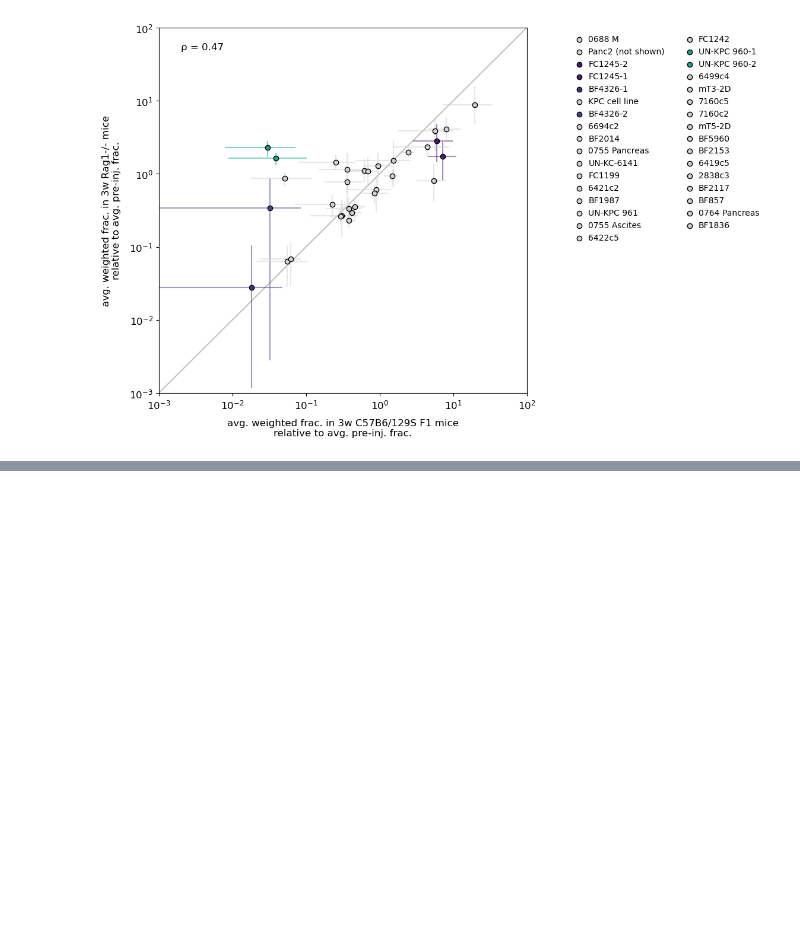
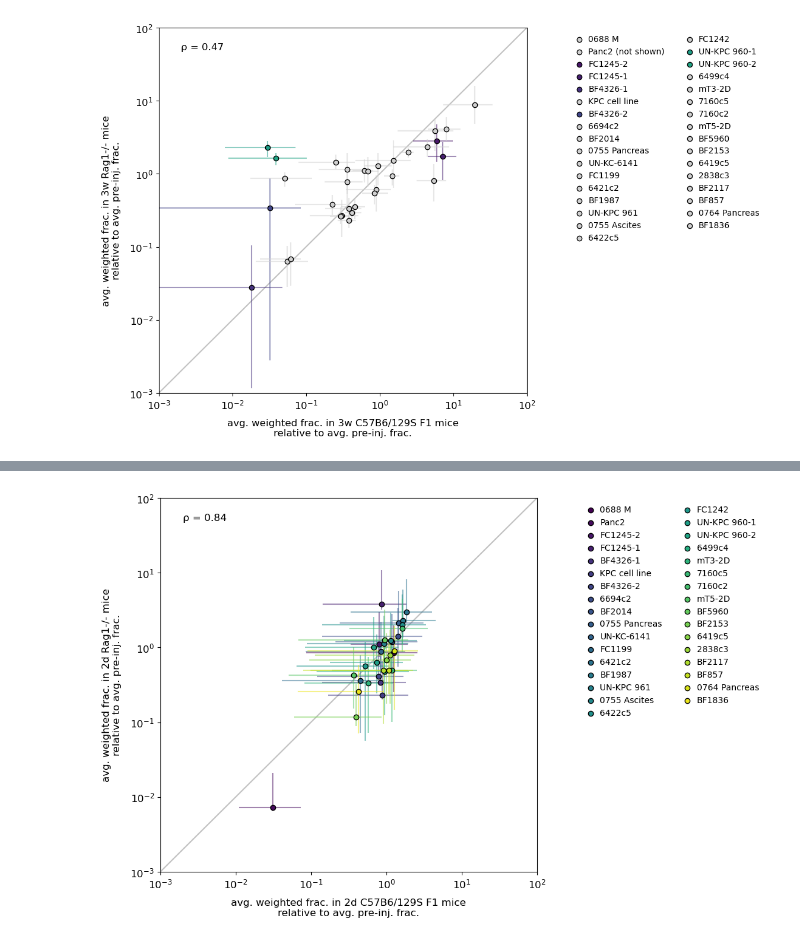
Before and after one commit to alyulina/metastatic-phenotypes, a Jupyter notebook: cell-line-level_in-vivo_bootstrapping.ipynb, the cells around one changed output, grey strips where cells are left out. Cells and saved outputs as stored; diff of their text form; code cells hidden in the pictures; blank space fills up the shorter version.

```diff
--- a/cell-line-level_in-vivo_bootstrapping.ipynb
+++ b/cell-line-level_in-vivo_bootstrapping.ipynb
@@ -363,0 +377,19 @@ plt.legend(frameon=False, ncol=2, handletextpad=0.1, bbox_to_anchor=(1.1, 1));
+# %%
+avgs.insert(0, 'avg. pre-inj. frac.', [0 for i in range(len(avgs))])
+
+for j in clIDs:
+    if j in ['GATC', 'AACC']: # skipping spike-in and mT4-2D
+        continue
+
+    # calculating the normalizing factor as the avg. pre-injection fraction (excluding spike-ins but including mT4-2D)
+    norm = np.mean([n_reads.loc[j, 'SK1_61'] / sum(n_reads.loc[[x for x in clIDs if x != 'AACC'], 'SK1_61']),
+           n_reads.loc[j, 'SK1_62'] / sum(n_reads.loc[[x for x in clIDs if x != 'AACC'], 'SK1_62']),
+           n_reads.loc[j, 'SK1_62'] / sum(n_reads.loc[[x for x in clIDs if x != 'AACC'], 'SK1_63'])])
+
+    avgs.loc[j, 'avg. pre-inj. frac.'] = norm
+# %%
+# adding other weighted means and errors
+avgs.insert(7, '2d F1 avg. frac. weighted by total # reads', [0 for i in range(len(avgs))])
+avgs.insert(8, '2d F1 weighted unbiased standard deviation', [0 for i in range(len(avgs))])
+avgs.insert(9, '2d Rag1-/- avg. frac. weighted by total # reads', [0 for i in range(len(avgs))])
+avgs.insert(10, '2d Rag1-/- weighted unbiased standard deviation', [0 for i in range(len(avgs))])
@@ -363,0 +516,56 @@ plt.legend(frameon=False, ncol=2, handletextpad=0.1, bbox_to_anchor=(1.1, 1));
+# %%
+plt.figure(figsize=(8, 8))
+
+viridis = matplotlib.cm.ScalarMappable(norm=matplotlib.colors.Normalize(vmin=0, vmax=len(clIDs_ordered)),
+                                       cmap=plt.get_cmap('viridis'))
+
+
+xs = []; ys = []
+for count, j in enumerate(clIDs_ordered):
+    if j in ['AACC']:
+        continue
+
+    if clID_dict[j] == 'Panc2':
+        label = 'Panc2'
+    else:
+        label = clID_dict[j].replace('_', ' ')
+
+    norm = avgs.loc[j, 'avg. pre-inj. frac.']
+
+    x = avgs.loc[j, '2d F1 avg. frac. weighted by total # reads'] / norm
+    y = avgs.loc[j, '2d Rag1-/- avg. frac. weighted by total # reads'] / norm
+
+    x_err = [[x - avgs.loc[j, '2d F1 weighted unbiased standard deviation'] / norm], [x + avgs.loc[j, '2d F1 weighted unbiased standard deviation'] / norm]]
+    y_err = [[y - avgs.loc[j, '2d Rag1-/- weighted unbiased standard deviation'] / norm], [y + avgs.loc[j, '2d Rag1-/- weighted unbiased standard deviation'] / norm]]
+
+    plt.scatter(x, y, color=viridis.to_rgba(count), edgecolor='black', alpha=1, label=label, zorder=2)
+
+    plt.errorbar(x, y, xerr=x_err, yerr=y_err, color=viridis.to_rgba(count), alpha=0.5, zorder=1)
+
+    # plt.text(x, y, label)
+
+    xs.append(avgs.loc[j, '2d F1 avg. frac. weighted by total # reads'])
+    ys.append(avgs.loc[j, '2d Rag1-/- avg. frac. weighted by total # reads'])
+
+plt.plot([1e-3, 1e2], [1e-3, 1e2], color='#c1c1c1', zorder=0)
+
+spearman_r = sp.stats.spearmanr(xs, ys) # rank correlation coefficient
+plt.text(2e-3, 5e1, 'ρ = ' + '{0:.2f}'.format(spearman_r[0]), size=12)
+
+
+plt.xscale('log'); plt.minorticks_off()
+plt.yscale('log'); plt.minorticks_off()
+plt.xlim(1e-3, 1e2);
+plt.ylim(1e-3, 1e2);
+
+plt.xticks(size=12)
+plt.yticks(size=12)
+
+plt.xlabel('avg. weighted frac. in 2d C57B6/129S F1 mice\nrelative to avg. pre-inj. frac.', fontsize=12, labelpad=10);
+plt.ylabel('avg. weighted frac. in 2d Rag1-/- mice\nrelative to avg. pre-inj. frac.', fontsize=12, labelpad=10);
+
+plt.legend(frameon=False, ncol=2, handletextpad=0.1, bbox_to_anchor=(1.1, 1));
+
+# plt.savefig('../Data/cell-line-level/2d_avg_read_frac_per_cell_line_norm_std.png', dpi=300, bbox_inches='tight')
+# %% [output]
+[figure, added]
```
Also changed, not shown: parts of 10 cells of this notebook.
